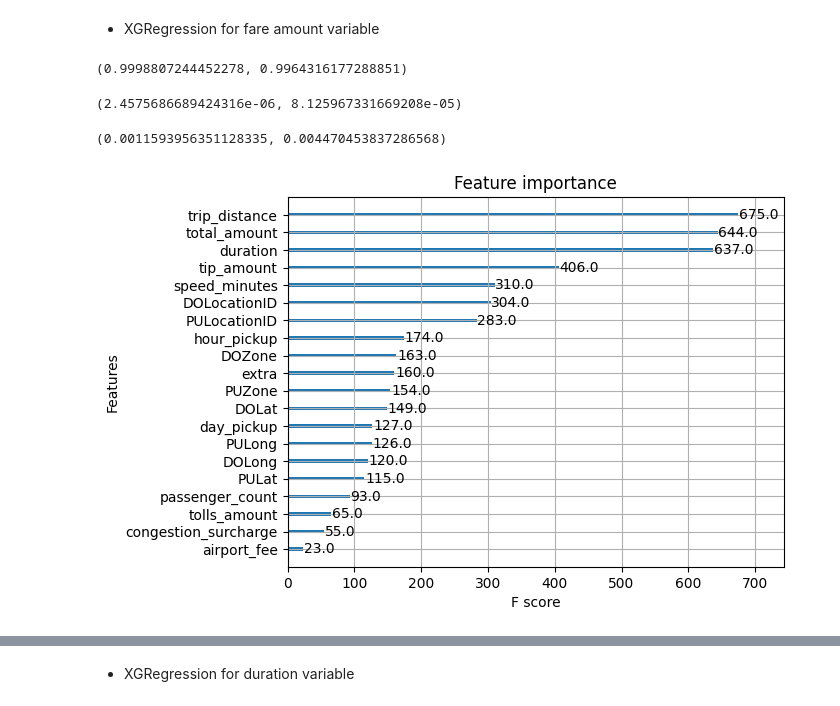
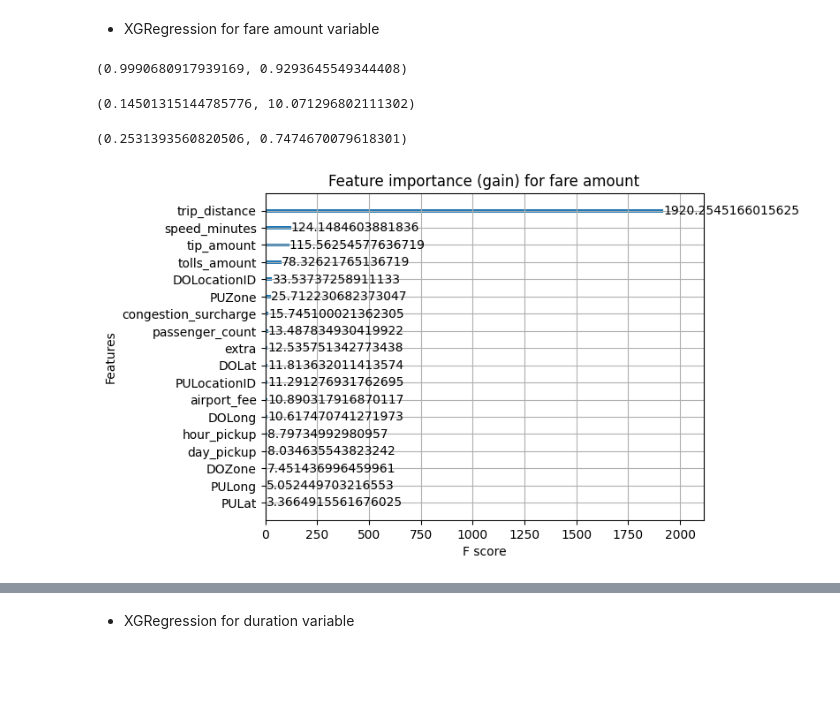
Before and after one commit to andres-mart/FinalProject, a Jupyter notebook: EDA.ipynb, the cells around one changed output, grey strips where cells are left out. Saved outputs shown, nothing was run; the diff lists cells and outputs as text; code cells hidden in the pictures; blank space fills up the shorter version.

```diff
--- a/EDA.ipynb
+++ b/EDA.ipynb
@@ -645,8 +632,3 @@ train_df, val_df = train_test_split(train_df, test_size=0.2, random_state=42, sh
-# %%
-scaler = MinMaxScaler()
-train_df = pd.DataFrame(scaler.fit_transform(train_df), columns= columns)
-val_df = pd.DataFrame(scaler.transform(val_df), columns= columns)
-test_df = pd.DataFrame(scaler.transform(test_df), columns= columns)
 # %% [markdown]
 ### First model: linear regression
 # %%
@@ -714,27 +710,30 @@ mean_absolute_error(y_train, y_train_pred), mean_absolute_error(y_val, y_val_pre
+# %%
+X_train = train_df.drop(["fare_amount","total_amount", "duration"], axis=1)
+X_test = test_df.drop(["fare_amount","total_amount", "duration"], axis=1)
+y_train = train_df["fare_amount"]
+y_test = test_df["fare_amount"]
+# %%
+columns = X_train.columns
+scaler = MinMaxScaler()
+X_train = pd.DataFrame(scaler.fit_transform(X_train), columns= columns)
+X_test = pd.DataFrame(scaler.transform(X_test), columns= columns)
 # %% [markdown]
 - XGRegression for fare amount variable
-# %%
-X_train = train_df.drop("fare_amount", axis=1)
-X_val = val_df.drop("fare_amount", axis=1)
-y_train = train_df["fare_amount"]
-y_val = val_df["fare_amount"]
 # %%
 xgreg = XGBRegressor().fit(X_train, y_train)
-xgreg.score(X_train, y_train), xgreg.score(X_val, y_val)
+xgreg.score(X_train, y_train), xgreg.score(X_test, y_test)
 # %% [output]
-(0.9998807244452278, 0.9964316177288851)
+(0.9990680917939169, 0.9293645549344408)
 # %%
-mean_squared_error(y_train, xgreg.predict(X_train)), mean_squared_error(y_val, xgreg.predict(X_val))
+mean_squared_error(y_train, xgreg.predict(X_train)), mean_squared_error(y_test, xgreg.predict(X_test))
 # %% [output]
-(2.4575686689424316e-06, 8.125967331669208e-05)
+(0.14501315144785776, 10.071296802111302)
 # %%
-mean_absolute_error(y_train, xgreg.predict(X_train)), mean_absolute_error(y_val, xgreg.predict(X_val))
+mean_absolute_error(y_train, xgreg.predict(X_train)), mean_absolute_error(y_test, xgreg.predict(X_test))
 # %% [output]
-(0.0011593956351128335, 0.004470453837286568)
+(0.2531393560820506, 0.7474670079618301)
-# %%
-from matplotlib import pyplot
-from xgboost import plot_importance
-plot_importance(xgreg)
-pyplot.show()
-# %% [output]
-[figure, removed]
+# %%
+plot_importance(xgreg, importance_type= "gain", title= "Feature importance (gain) for fare amount")
+plt.show()
+# %% [output]
+[figure, added]
```
Also changed, not shown: parts of 43 cells of this notebook, 1 other file.
